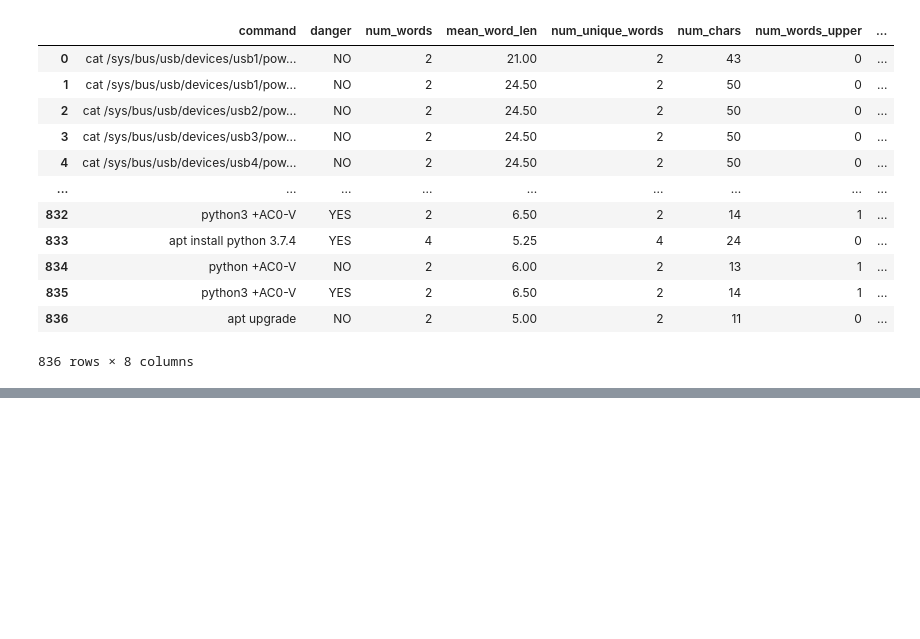
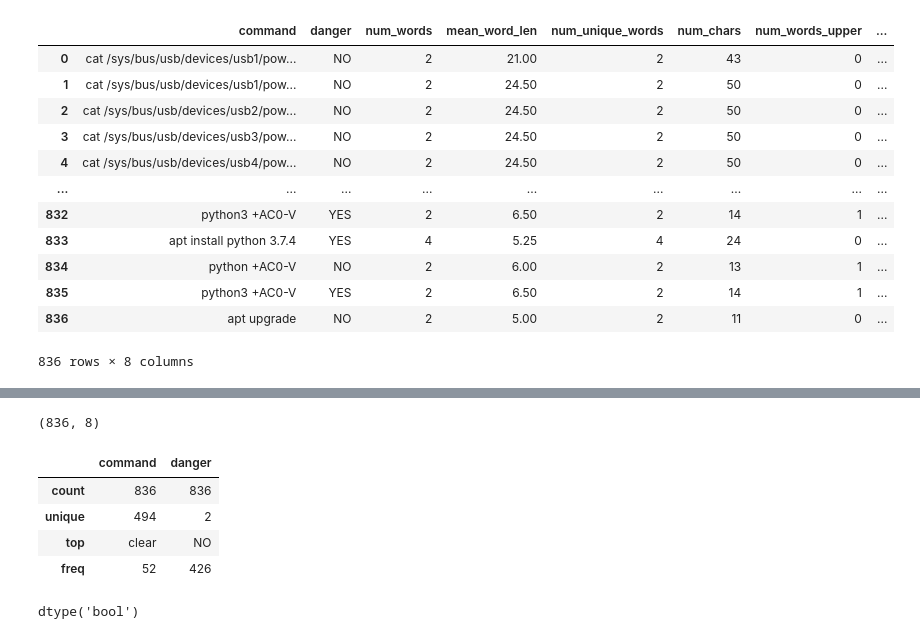
Before and after one commit to brownbishop/CommandClassifier, a Jupyter notebook: CommandsClassifier.ipynb, the cells around one changed output, grey strips where cells are left out. Cells and saved outputs as stored; diff of their text form; code cells hidden in the pictures; blank space fills up the shorter version.

```diff
--- a/CommandsClassifier.ipynb
+++ b/CommandsClassifier.ipynb
@@ -184,0 +205,18 @@ train
+# %%
+train.shape
+# %% [output]
+(836, 8)
+# %%
+train.describe(exclude=np.number)
+# %% [output]
+|  | command | danger |
+| count | 836 | 836 |
+| unique | 494 | 2 |
+| top | clear | NO |
+| freq | 52 | 426 |
+# %%
+# Convert 'danger' column to boolean
+train['danger'] = train['danger'].map({'YES': True, 'NO': False})
+train['danger'].dtype
+# %% [output]
+dtype('bool')
```
Also changed, not shown: parts of 19 cells of this notebook.
